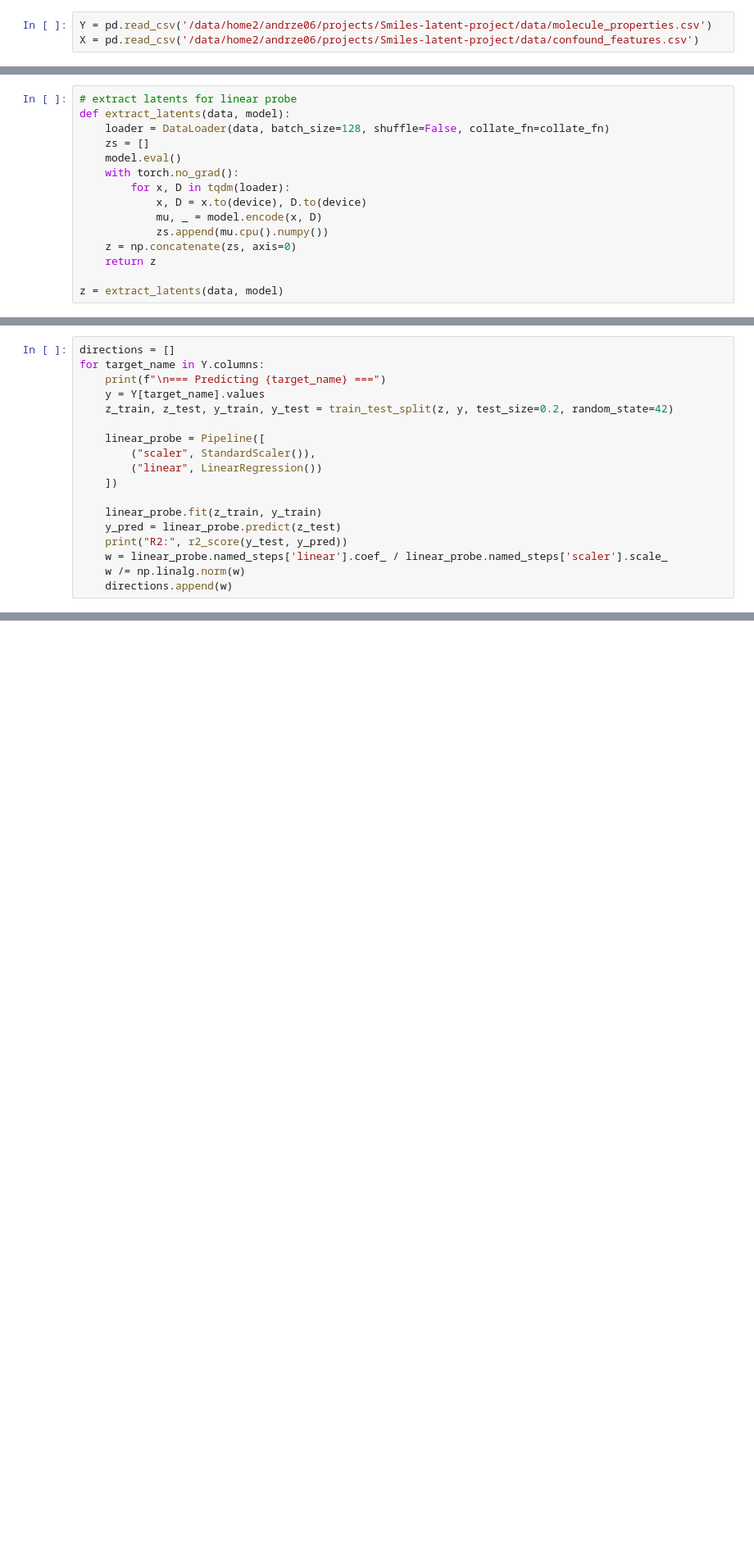
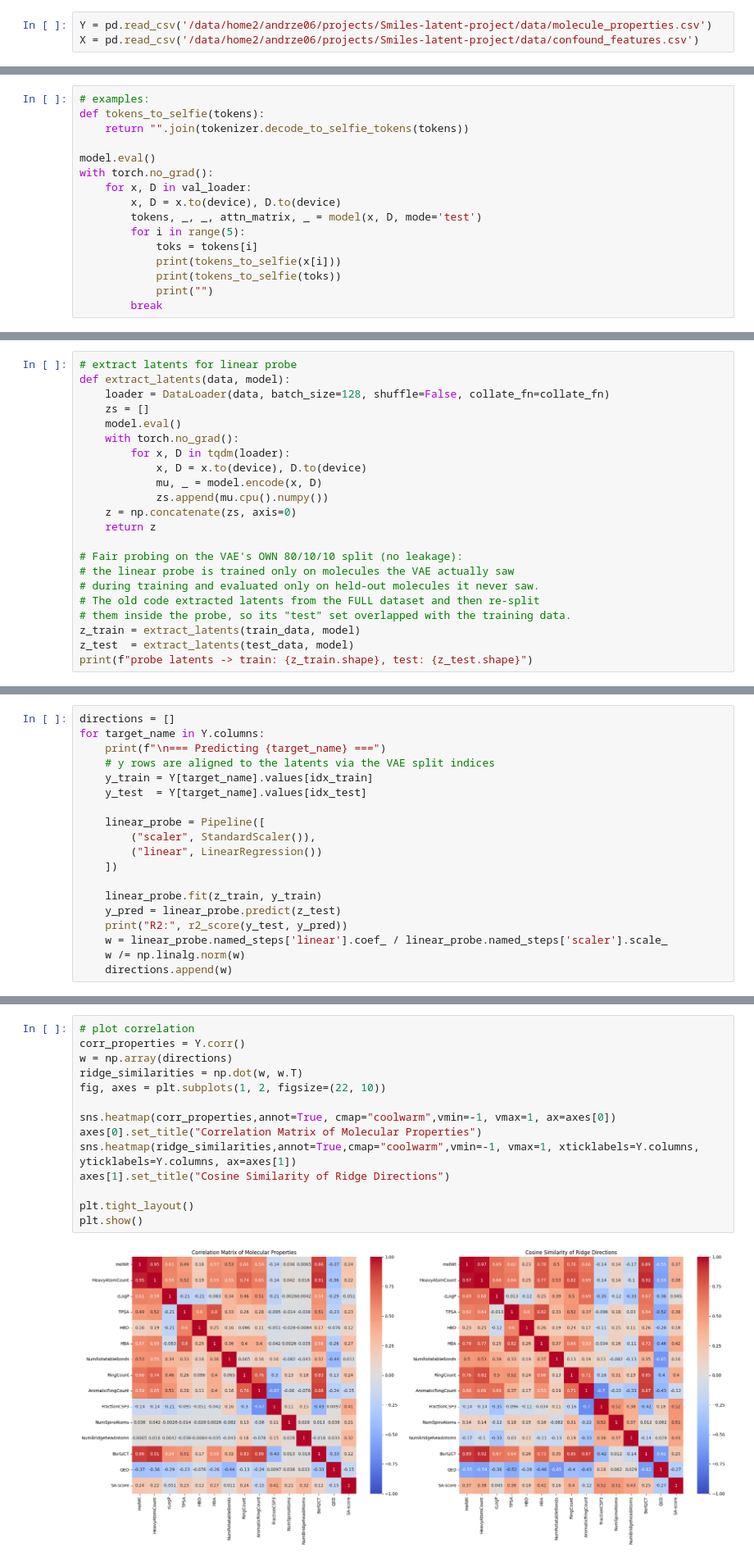
Before and after one commit to JanAndrzejewski050/Molecula-Plus, a Jupyter notebook: notebooks/BPE-tokenize.ipynb, the cells around one changed output, grey strips where cells are left out. Shown at 82% size. Cells and saved outputs as stored; diff of their text form; blank space fills up the shorter version.

Commit message:
3 trained

```diff
--- a/notebooks/BPE-tokenize.ipynb
+++ b/notebooks/BPE-tokenize.ipynb
@@ -797,0 +1110,16 @@ X = pd.read_csv('/data/home2/andrze06/projects/Smiles-latent-project/data/confou
+# %%
+# examples:
+def tokens_to_selfie(tokens):
+    return "".join(tokenizer.decode_to_selfie_tokens(tokens))
+
+model.eval()
+with torch.no_grad():
+    for x, D in val_loader:
+        x, D = x.to(device), D.to(device)
+        tokens, _, _, attn_matrix, _ = model(x, D, mode='test')
+        for i in range(5):
+            toks = tokens[i]
+            print(tokens_to_selfie(x[i]))
+            print(tokens_to_selfie(toks))
+            print("")
+        break
@@ -809,4 +1189,11 @@ def extract_latents(data, model):
     z = np.concatenate(zs, axis=0)
     return z
 
-z = extract_latents(data, model)
+# Fair probing on the VAE's OWN 80/10/10 split (no leakage):
+# the linear probe is trained only on molecules the VAE actually saw
+# during training and evaluated only on held-out molecules it never saw.
+# The old code extracted latents from the FULL dataset and then re-split
+# them inside the probe, so its "test" set overlapped with the training data.
+z_train = extract_latents(train_data, model)
+z_test  = extract_latents(test_data, model)
+print(f"probe latents -> train: {z_train.shape}, test: {z_test.shape}")
@@ -814,8 +1203,9 @@ z = extract_latents(data, model)
 directions = []
 for target_name in Y.columns:
     print(f"\n=== Predicting {target_name} ===")
-    y = Y[target_name].values
-    z_train, z_test, y_train, y_test = train_test_split(z, y, test_size=0.2, random_state=42)
+    # y rows are aligned to the latents via the VAE split indices
+    y_train = Y[target_name].values[idx_train]
+    y_test  = Y[target_name].values[idx_test]
 
     linear_probe = Pipeline([
         ("scaler", StandardScaler()),
@@ -848,0 +1239,16 @@ R2: 0.6564760221641301
+# %%
+# plot correlation
+corr_properties = Y.corr()
+w = np.array(directions)
+ridge_similarities = np.dot(w, w.T)
+fig, axes = plt.subplots(1, 2, figsize=(22, 10))
+
+sns.heatmap(corr_properties,annot=True, cmap="coolwarm",vmin=-1, vmax=1, ax=axes[0])
+axes[0].set_title("Correlation Matrix of Molecular Properties")
+sns.heatmap(ridge_similarities,annot=True,cmap="coolwarm",vmin=-1, vmax=1, xticklabels=Y.columns, yticklabels=Y.columns, ax=axes[1])
+axes[1].set_title("Cosine Similarity of Ridge Directions")
+
+plt.tight_layout()
+plt.show()
+# %% [output]
+[figure, added]
```
Also changed, not shown: parts of 14 cells of this notebook, 5 other files.
